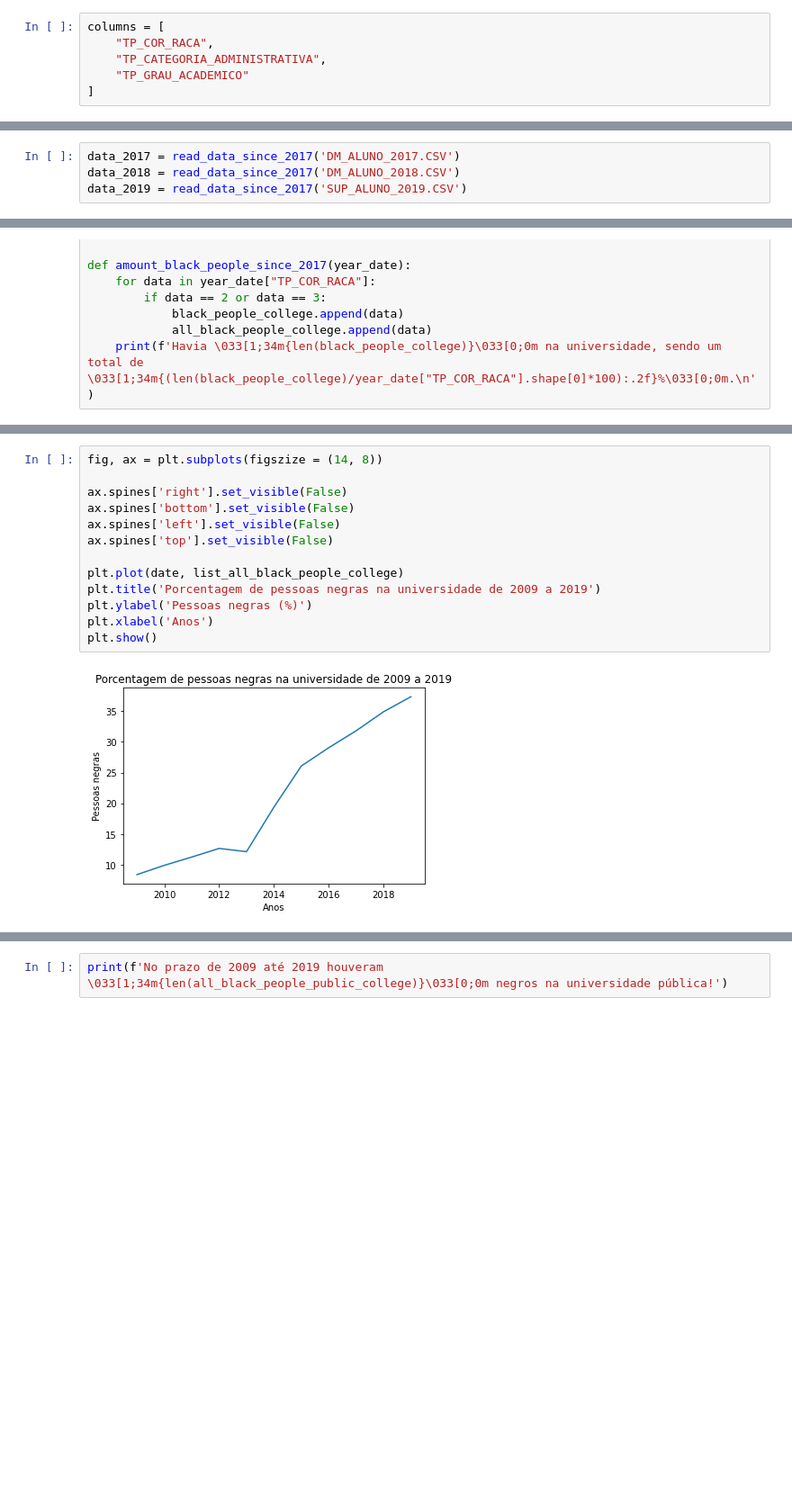
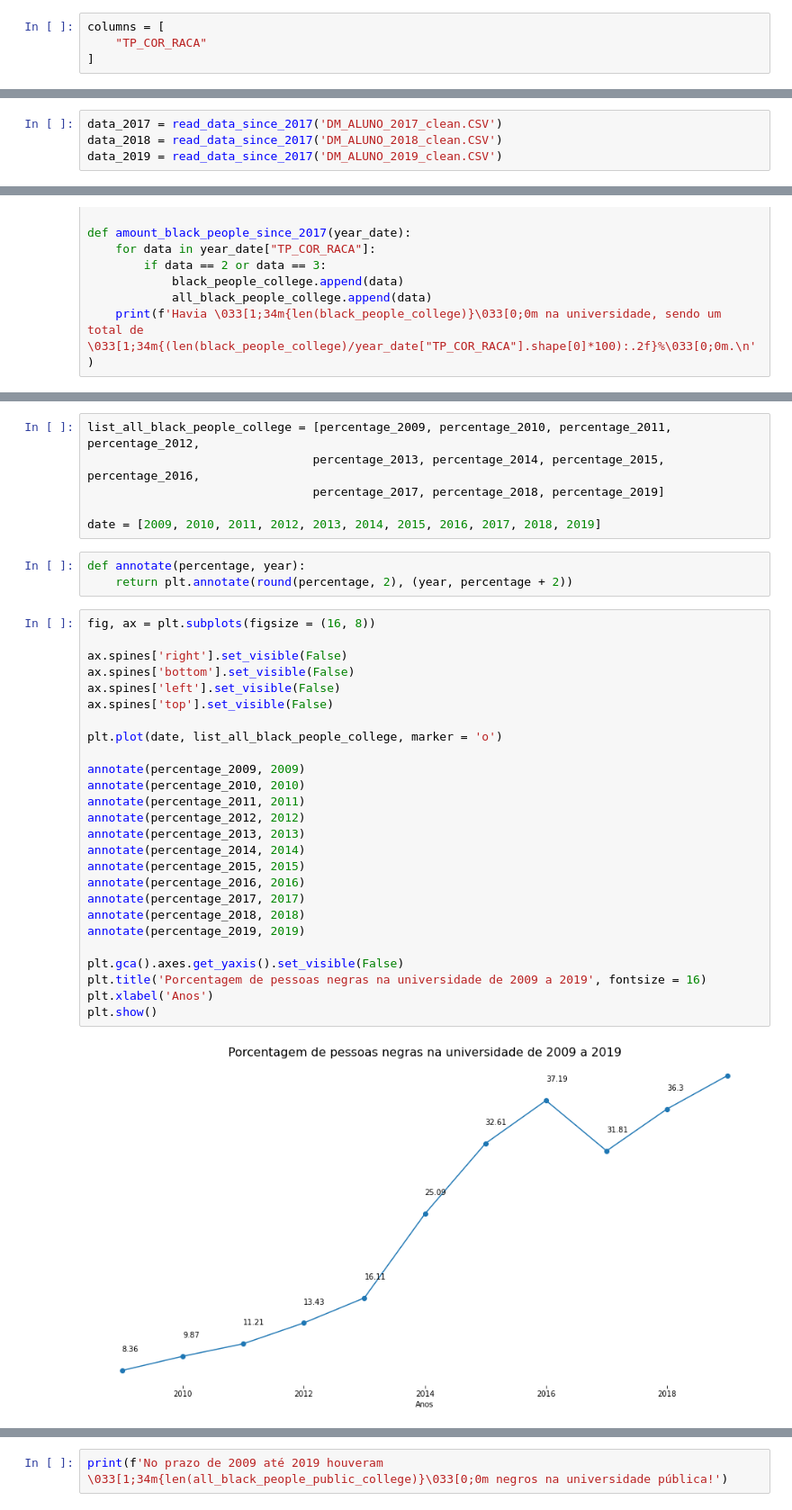
Before and after one commit to renatagsr/Desafio-Tecnico, a Jupyter notebook: Analise de dados por cota.ipynb, the cells around one changed output, grey strips where cells are left out. Shown at 90% size. Saved outputs shown, nothing was run; the diff lists cells and outputs as text; blank space fills up the shorter version.

```diff
--- a/Analise de dados por cota.ipynb
+++ b/Analise de dados por cota.ipynb
@@ -22,13 +26,11 @@ data_2016 = read_data_until_2016('DM_ALUNO_2016.CSV')
 # %%
 columns = [
-    "TP_COR_RACA",
-    "TP_CATEGORIA_ADMINISTRATIVA",
-    "TP_GRAU_ACADEMICO"
+    "TP_COR_RACA"
 ]
 # %%
 def read_data_since_2017(year_data):
     return pd.read_csv(year_data, sep='|', encoding="latin1", usecols=columns)
 # %%
-data_2017 = read_data_since_2017('DM_ALUNO_2017.CSV')
-data_2018 = read_data_since_2017('DM_ALUNO_2018.CSV')
-data_2019 = read_data_since_2017('SUP_ALUNO_2019.CSV')
+data_2017 = read_data_since_2017('DM_ALUNO_2017_clean.CSV')
+data_2018 = read_data_since_2017('DM_ALUNO_2018_clean.CSV')
+data_2019 = read_data_since_2017('DM_ALUNO_2019_clean.CSV')
@@ -360,15 +158,37 @@ date = [2009, 2010, 2011, 2012, 2013, 2014, 2015, 2016, 2017, 2018, 2019]
+# %%
+list_all_black_people_college = [percentage_2009, percentage_2010, percentage_2011, percentage_2012,
+                                percentage_2013, percentage_2014, percentage_2015, percentage_2016,
+                                percentage_2017, percentage_2018, percentage_2019]
+
+date = [2009, 2010, 2011, 2012, 2013, 2014, 2015, 2016, 2017, 2018, 2019]
+# %%
+def annotate(percentage, year):
+    return plt.annotate(round(percentage, 2), (year, percentage + 2))
 # %%
-fig, ax = plt.subplots(figszize = (14, 8))
+fig, ax = plt.subplots(figsize = (16, 8))
 
 ax.spines['right'].set_visible(False)
 ax.spines['bottom'].set_visible(False)
 ax.spines['left'].set_visible(False)
 ax.spines['top'].set_visible(False)
 
-plt.plot(date, list_all_black_people_college)
-plt.title('Porcentagem de pessoas negras na universidade de 2009 a 2019')
-plt.ylabel('Pessoas negras (%)')
+plt.plot(date, list_all_black_people_college, marker = 'o')
+
+annotate(percentage_2009, 2009)
+annotate(percentage_2010, 2010)
+annotate(percentage_2011, 2011)
+annotate(percentage_2012, 2012)
+annotate(percentage_2013, 2013)
+annotate(percentage_2014, 2014)
+annotate(percentage_2015, 2015)
+annotate(percentage_2016, 2016)
+annotate(percentage_2017, 2017)
+annotate(percentage_2018, 2018)
+annotate(percentage_2019, 2019)
+
+plt.gca().axes.get_yaxis().set_visible(False)
+plt.title('Porcentagem de pessoas negras na universidade de 2009 a 2019', fontsize = 16)
 plt.xlabel('Anos')
 plt.show()
 # %% [output]
-[figure, old version]
+[figure, new version]
```
Also changed, not shown: parts of 31 cells of this notebook.
